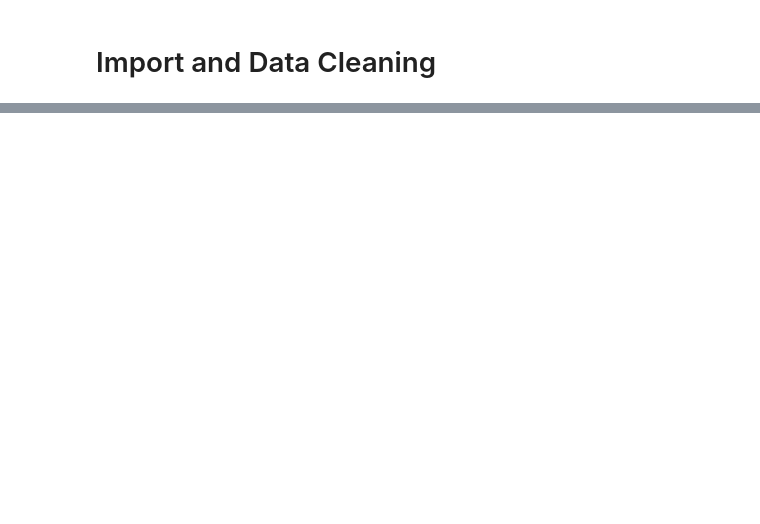
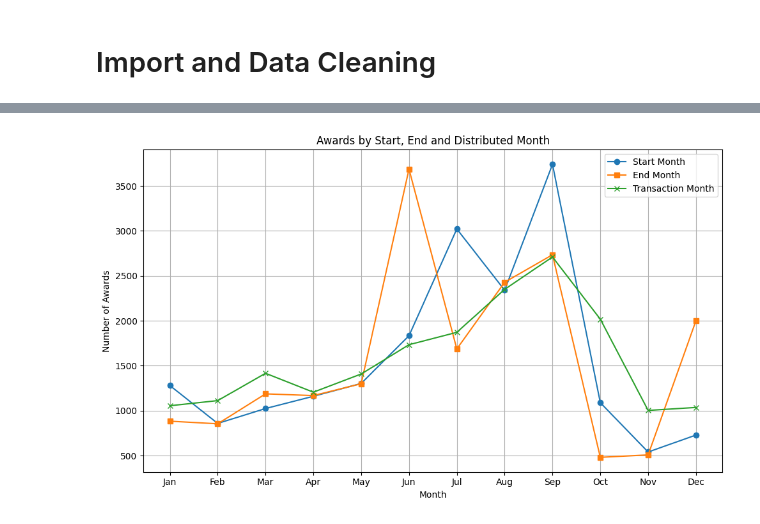
Before and after one commit to TianaGabel/C-2025, a Jupyter notebook: DataWranglingFinalProject.ipynb, the cells around one changed output, grey strips where cells are left out. Saved outputs shown, nothing was run; the diff lists cells and outputs as text; code cells hidden in the pictures; blank space fills up the shorter version.

```diff
--- a/DataWranglingFinalProject.ipynb
+++ b/DataWranglingFinalProject.ipynb
@@ -294,0 +171,26 @@ plt.show()
+# %%
+# Grants by Start and End Date
+sponsored_programs_all['End Month'] = sponsored_programs_all['End Date'].dt.month
+sponsored_programs_all['Start Month'] = sponsored_programs_all['Start Date'].dt.month
+sponsored_programs_all['Transaction Month'] = sponsored_programs_all['Transaction Date'].dt.month
+
+start_counts = sponsored_programs_all['Start Month'].value_counts().sort_index()
+end_counts = sponsored_programs_all['End Month'].value_counts().sort_index()
+t_counts = sponsored_programs_all['Transaction Month'].value_counts().sort_index()
+
+plt.figure(figsize=(10, 6))
+plt.plot(start_counts.index, start_counts.values, marker='o', label='Start Month')
+plt.plot(end_counts.index, end_counts.values, marker='s', label='End Month')
+plt.plot(t_counts.index, t_counts.values, marker='x', label='Transaction Month')
+
+plt.xlabel('Month')
+plt.ylabel('Number of Awards')
+plt.title('Awards by Start, End and Distributed Month')
+
+plt.xticks(range(1, 13), ['Jan', 'Feb', 'Mar', 'Apr', 'May', 'Jun', 'Jul', 'Aug', 'Sep', 'Oct', 'Nov', 'Dec'])
+plt.legend()
+plt.grid(True)
+plt.tight_layout()
+plt.show()
+# %% [output]
+[figure, added]
```
Also changed, not shown: parts of 42 cells of this notebook.
